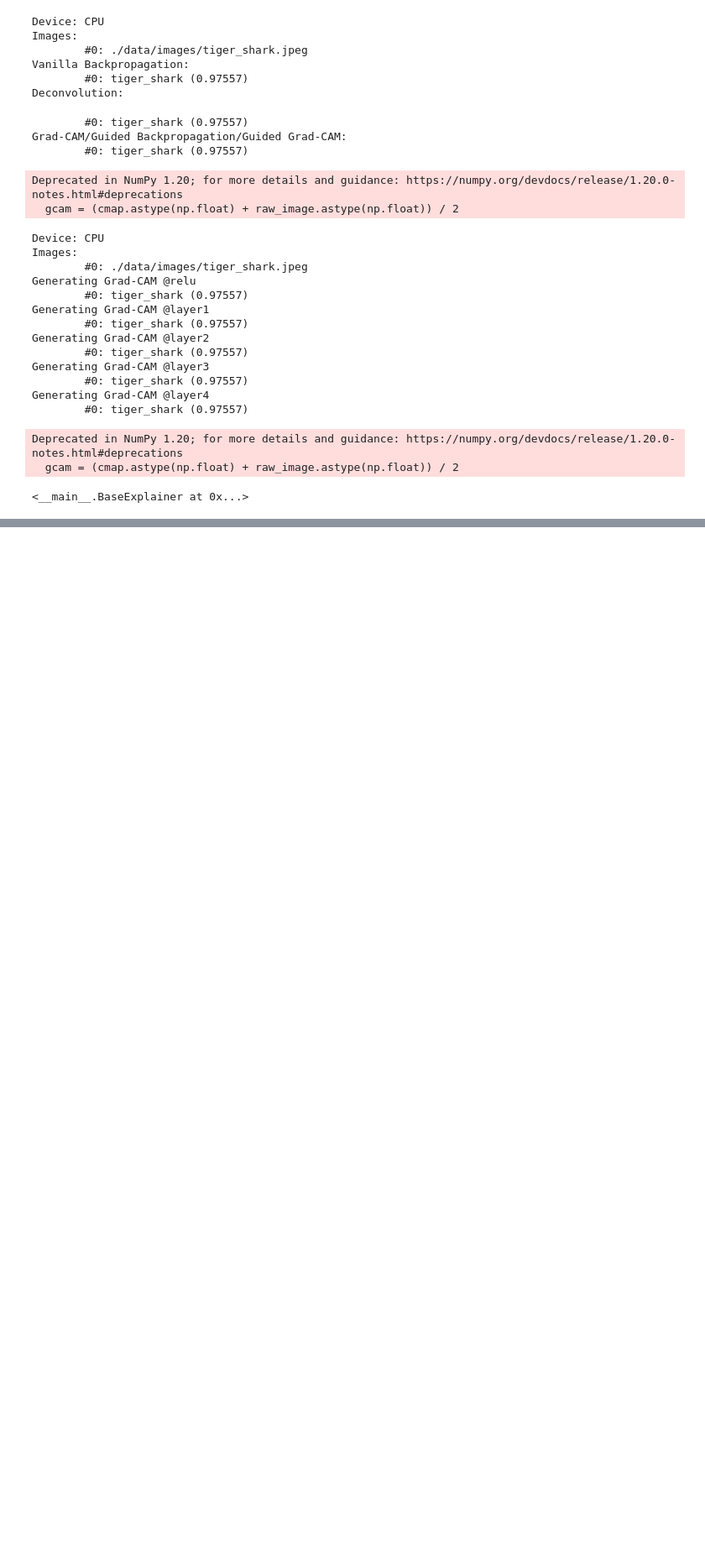
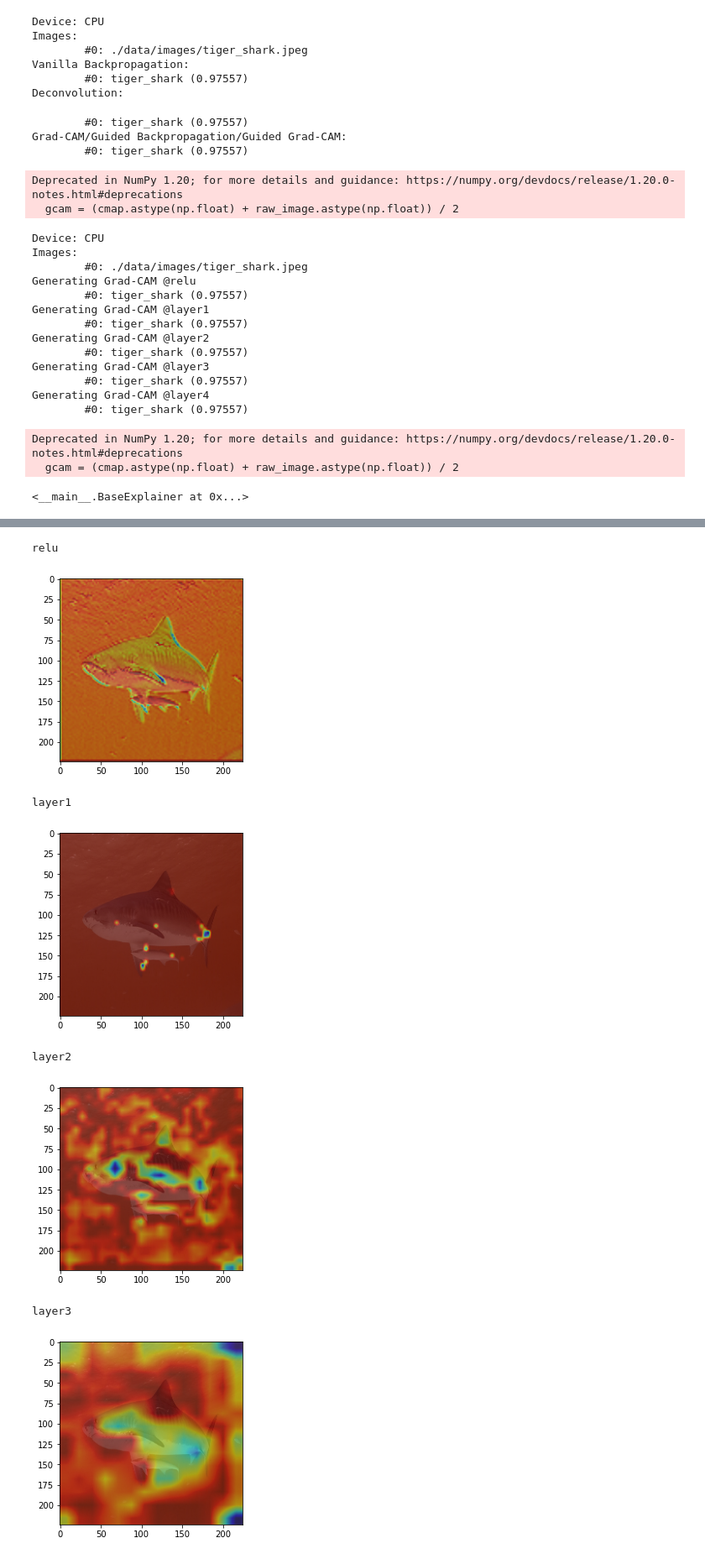
Before and after one commit to ashutosh1919/explainable-cnn, a Jupyter notebook: GradCAM.ipynb, the cells around one changed output, grey strips where cells are left out. Shown: that part at 84% size. Saved outputs shown, nothing was run; the diff lists cells and outputs as text; code cells hidden in the pictures; blank space fills up the shorter version.

```diff
--- a/GradCAM.ipynb
+++ b/GradCAM.ipynb
@@ -389,23 +380,3 @@ class BaseExplainer:
 BaseExplainer(models.resnet18(), "cpu")
 # %% [output]
 <__main__.BaseExplainer at 0x...>
-# %%
-class CNNExplainer(BaseExplainer):
-    def __init__(self,
-                 model,
-                 class_map,
-                 device="cpu"):
-        """
-        This class creates base of explainer module which works
-        as the fundamental module to work with this package.
-
-        Args:
-            model: `torch.nn.Module` object containing the PyTorch model
-            class_map: `dict` containing mapping from class index to label
-            device: `str` containing the type of device to execute the code
-        """
-
-        super(CNNExplainer, self).__init__(model, device)
-
-        self.class_map = class_map
-        self.reverse_class_map =
@@ -411,0 +387,5 @@ class CNNExplainer(BaseExplainer):
+# %%
+model = models.resnet18(pretrained=True)
+# %%
+x_cnn = CNNExplainer(model, imagenet_class_labels)
+layers = ["relu", "layer1", "layer2", "layer3", "layer4"]
@@ -411,0 +412,21 @@ class CNNExplainer(BaseExplainer):
+# %%
+cams = x_cnn.get_grad_cam(
+    "./data/images/tiger_shark.jpeg",
+    3,
+    (224, 224),
+    layers
+)
+# %%
+for layer, cam in zip(layers, cams):
+    print(layer)
+    plt.imshow(cam.astype('uint8'))
+    plt.show()
+# %% [output]
+relu
+[figure, added]
+layer1
+[figure, added]
+layer2
+[figure, added]
+layer3
+[figure, added]
```
Also changed, not shown: parts of 8 cells of this notebook, 9 other files.
